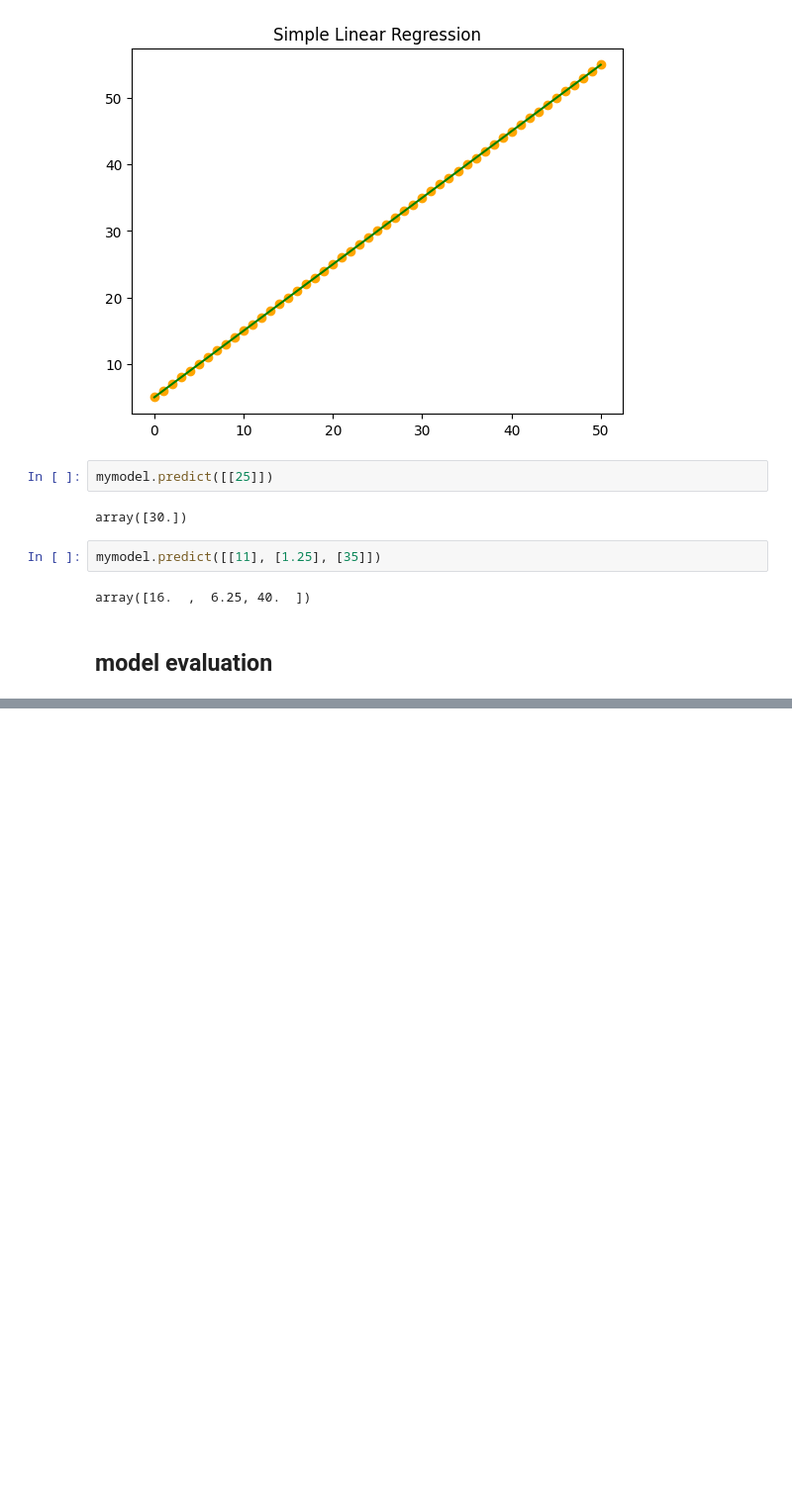
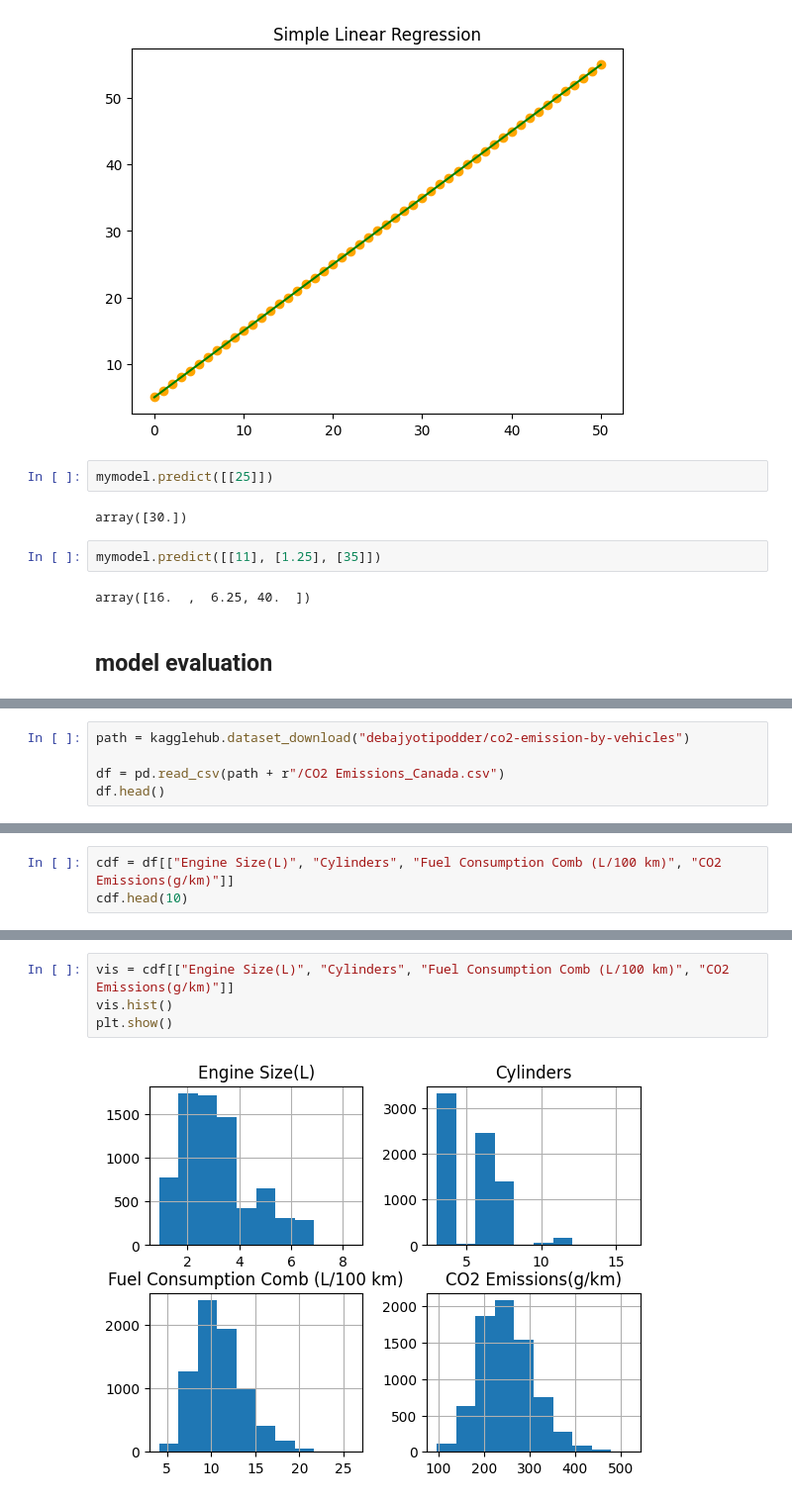
Before and after one commit to fahime9407/Machine-Learning-Path, a Jupyter notebook: regression/slRegression.ipynb, the cells around one changed output, grey strips where cells are left out. Shown: that part at 99% size. Cells and saved outputs as stored; diff of their text form; blank space fills up the shorter version.

```diff
--- a/regression/slRegression.ipynb
+++ b/regression/slRegression.ipynb
@@ -47,0 +52,5 @@ array([16.  ,  6.25, 40.  ])
+# %%
+path = kagglehub.dataset_download("debajyotipodder/co2-emission-by-vehicles")
+
+df = pd.read_csv(path + r"/CO2 Emissions_Canada.csv")
+df.head()
@@ -47,0 +82,3 @@ array([16.  ,  6.25, 40.  ])
+# %%
+cdf = df[["Engine Size(L)", "Cylinders", "Fuel Consumption Comb (L/100 km)", "CO2 Emissions(g/km)"]]
+cdf.head(10)
@@ -47,0 +97,6 @@ array([16.  ,  6.25, 40.  ])
+# %%
+vis = cdf[["Engine Size(L)", "Cylinders", "Fuel Consumption Comb (L/100 km)", "CO2 Emissions(g/km)"]]
+vis.hist()
+plt.show()
+# %% [output]
+[figure, added]
```
Also changed, not shown: parts of 13 cells of this notebook.
